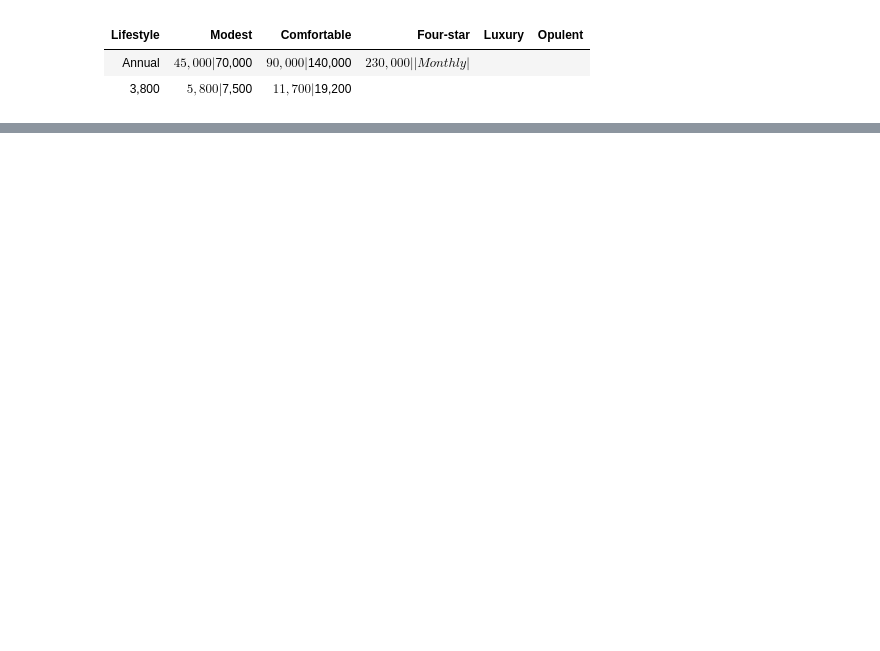
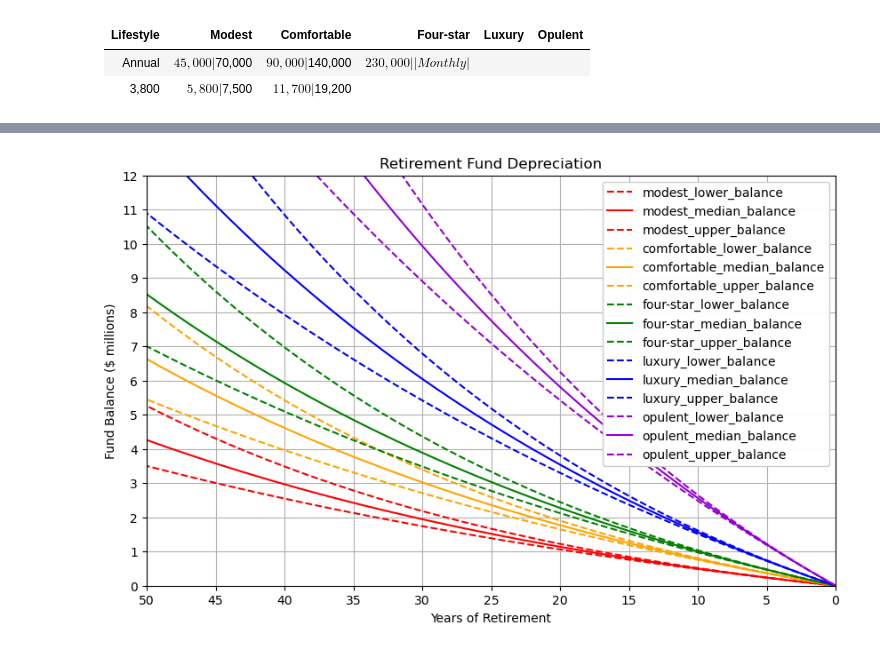
Before and after one commit to mikejonestechno/investment-analytics, a Jupyter notebook: notebooks/retirement.ipynb, the cells around one changed output, grey strips where cells are left out. Drawn from its saved outputs; the diff is of its cells as text; code cells hidden in the pictures; blank space fills up the shorter version.

```diff
--- a/notebooks/retirement.ipynb
+++ b/notebooks/retirement.ipynb
@@ -122,0 +246,16 @@ This model also assumes a cash fund that excludes interest, yield or appreciatio
+# %%
+""" Inflation adjusted chart """
+# multi year inflation from last row
+inflation_rate =  dfInflation.iloc[-1]/100
+
+# for each dfInflation_rate column, add a new column to the df dataframe for the inflation adjusted expenses
+#for inflation_heading in dfInflation_rate_headings:
+#    df[f'comfortable_{inflation_heading}_inflation'] = np.where(df.index == 0, 0, (0 - annual_expenses['comfortable']['expenses']) * (1 + inflation_rate[inflation_heading]) ** (df.index -1) )
+#    df[f'comfortable_{inflation_heading}_balance'] = (df[f'comfortable_{inflation_heading}_inflation']*-1).cumsum()
+
+# for each lifestyle in annual_expenses.keys()
+for lifestyle in annual_expenses.keys():
+    # for each dfInflation_rate column, add a new column to the df dataframe for the inflation adjusted expenses
+    for inflation_heading in dfInflation_rate_headings:
+        df[f'{lifestyle}_{inflation_heading}_inflation'] = np.where(df.index == 0, 0, (0 - annual_expenses[lifestyle]['expenses']) * (1 + inflation_rate[inflation_heading]) ** (df.index -1) )
+        df[f'{lifestyle}_{inflation_heading}_balance'] = (df[f'{lifestyle}_{inflation_heading}_inflation']*-1).cumsum()
@@ -122,0 +272,39 @@ This model also assumes a cash fund that excludes interest, yield or appreciatio
+# %%
+""" Basic chart """
+# create a new dataframe with only the annual_expense columns
+#df_burndown = df[list(key+'_balance' for key in annual_expenses.keys())]
+#df_burndown = df[list(f'comfortable_{inflation_heading}_balance' for inflation_heading in inflation_rate_headings)]
+df_burndown = df[[column for column in df.columns if column.endswith('_balance')]]
+
+# create a list of colors for each lifestyle
+colors = [details['color'] for details in annual_expenses.values()]
+colors = [color for color in colors for _ in range(3)]
+
+# plot the dataframe with the specified colors
+df_burndown.plot(figsize=(10, 6), color=colors)
+
+# reverse the x-axis to burndown instead of burnup
+ax = plt.gca()
+ax.invert_xaxis()
+
+for line in ax.lines:
+    # if the line's label contains 'median', set the line style to solid
+    if 'median' not in line.get_label():
+        line.set_linestyle('--')
+
+plt.xlabel('Years of Retirement')
+plt.ylabel('Fund Balance ($ millions)')
+plt.title('Retirement Fund Depreciation')
+plt.grid(True)
+plt.xlim([retirement_years-1, 0])
+plt.ylim(ymin=0, ymax=12e6)
+# Format x-axis ticks every x years
+plt.gca().xaxis.set_major_locator(ticker.MultipleLocator(5))
+# Format y-axis ticks every 1 million
+plt.gca().yaxis.set_major_locator(ticker.MultipleLocator(1e6))
+# with labels formatted in millions with no decimal places
+plt.gca().yaxis.set_major_formatter(ticker.FuncFormatter(lambda x, _: '{:.0f}'.format(x*1e-6)))
+plt.legend().get_frame().set_alpha(0.98)
+plt.show()
+# %% [output]
+[figure, added]
```
Also changed, not shown: parts of 16 cells of this notebook, 6 other files.
